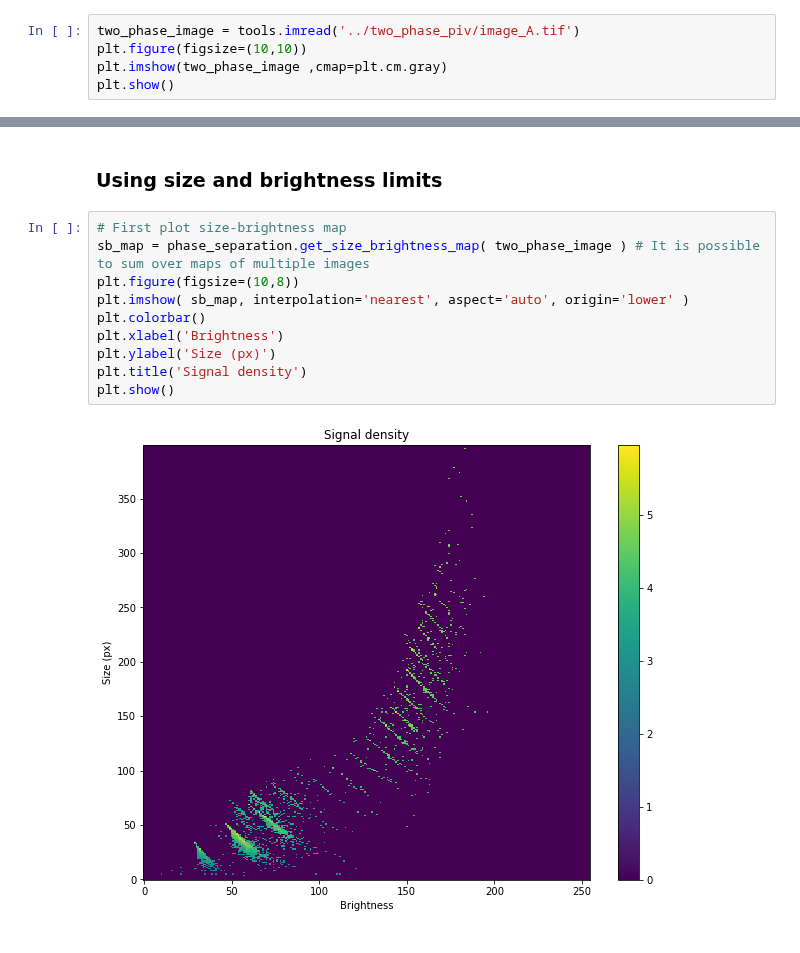
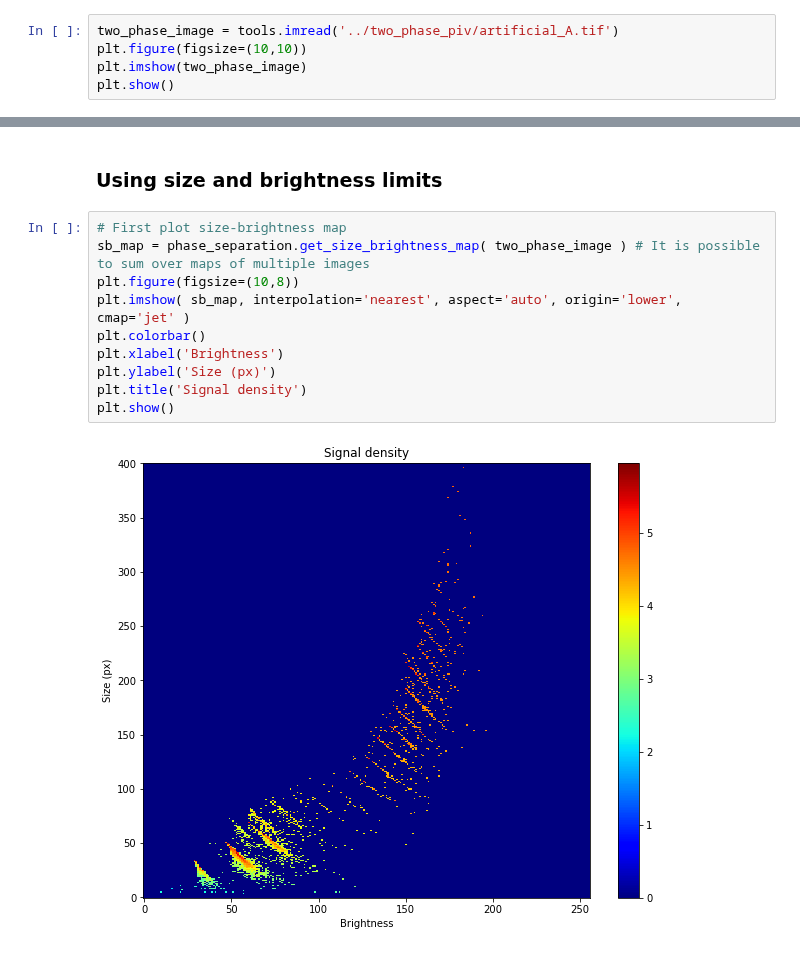
Before and after one commit to OpenPIV/openpiv-python, a Jupyter notebook: openpiv/examples/notebooks/phase_separation.ipynb, the cells around one changed output, grey strips where cells are left out. Drawn from its saved outputs; the diff is of its cells as text.

```diff
--- a/openpiv/examples/notebooks/phase_separation.ipynb
+++ b/openpiv/examples/notebooks/phase_separation.ipynb
@@ -8,7 +16,7 @@ import matplotlib.pyplot as plt
 # %%
-two_phase_image = tools.imread('../two_phase_piv/image_A.tif')
+two_phase_image = tools.imread('../two_phase_piv/artificial_A.tif')
 plt.figure(figsize=(10,10))
-plt.imshow(two_phase_image ,cmap=plt.cm.gray)
+plt.imshow(two_phase_image)
 plt.show()
 # %% [output]
 [figure]
@@ -61,15 +69,15 @@ plt.show()
 # %%
 # First plot size-brightness map
 sb_map = phase_separation.get_size_brightness_map( two_phase_image ) # It is possible to sum over maps of multiple images
 plt.figure(figsize=(10,8))
-plt.imshow( sb_map, interpolation='nearest', aspect='auto', origin='lower' )
+plt.imshow( sb_map, interpolation='nearest', aspect='auto', origin='lower', cmap='jet' )
 plt.colorbar()
 plt.xlabel('Brightness')
 plt.ylabel('Size (px)')
 plt.title('Signal density')
 plt.show()
 # %% [output]
-[figure, old version]
+[figure, new version]
 # %%
 # size-brightness rectangle regions
 big_particles_criteria = {
```
Also changed, not shown: parts of 19 cells of this notebook, 4 other files.
